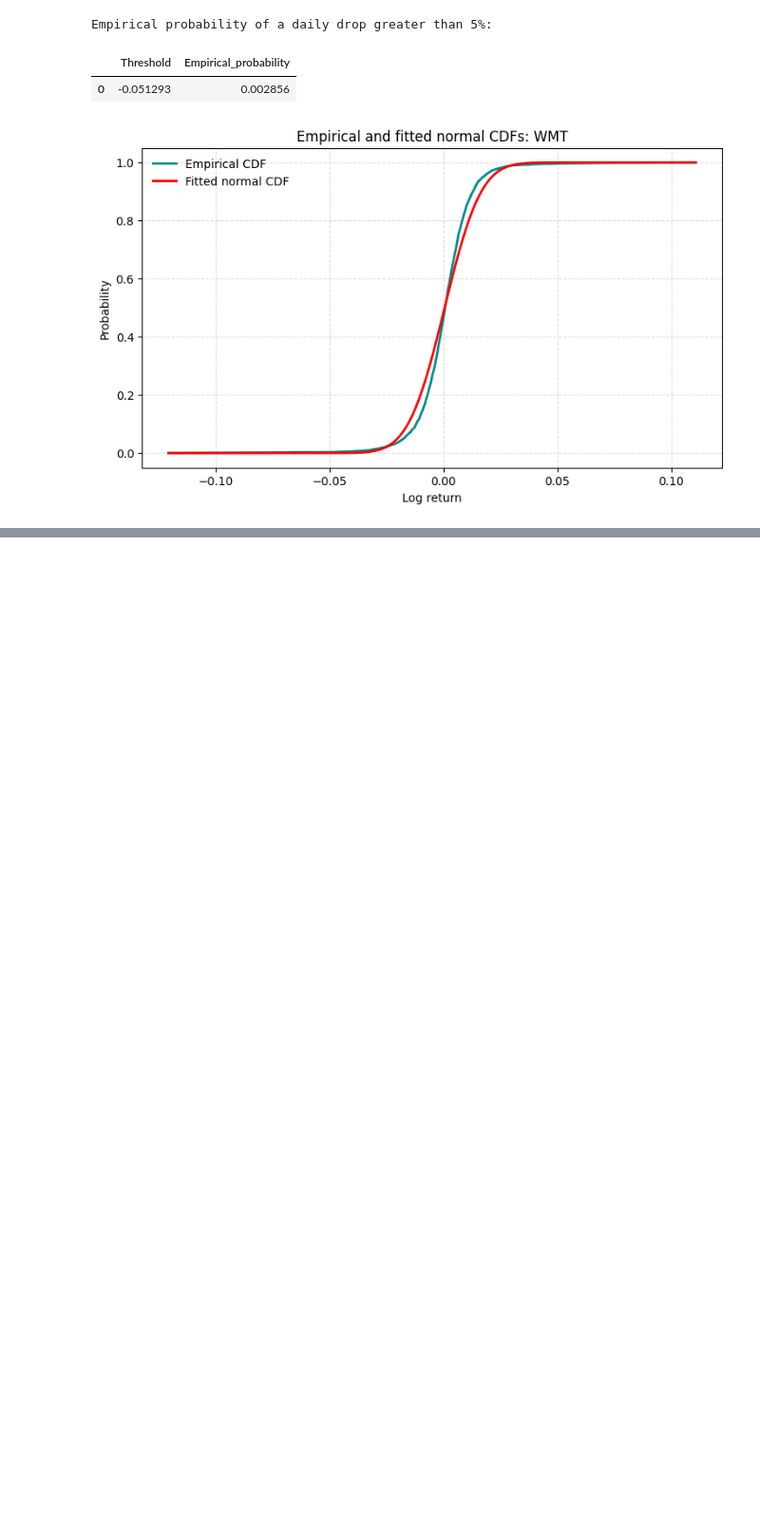
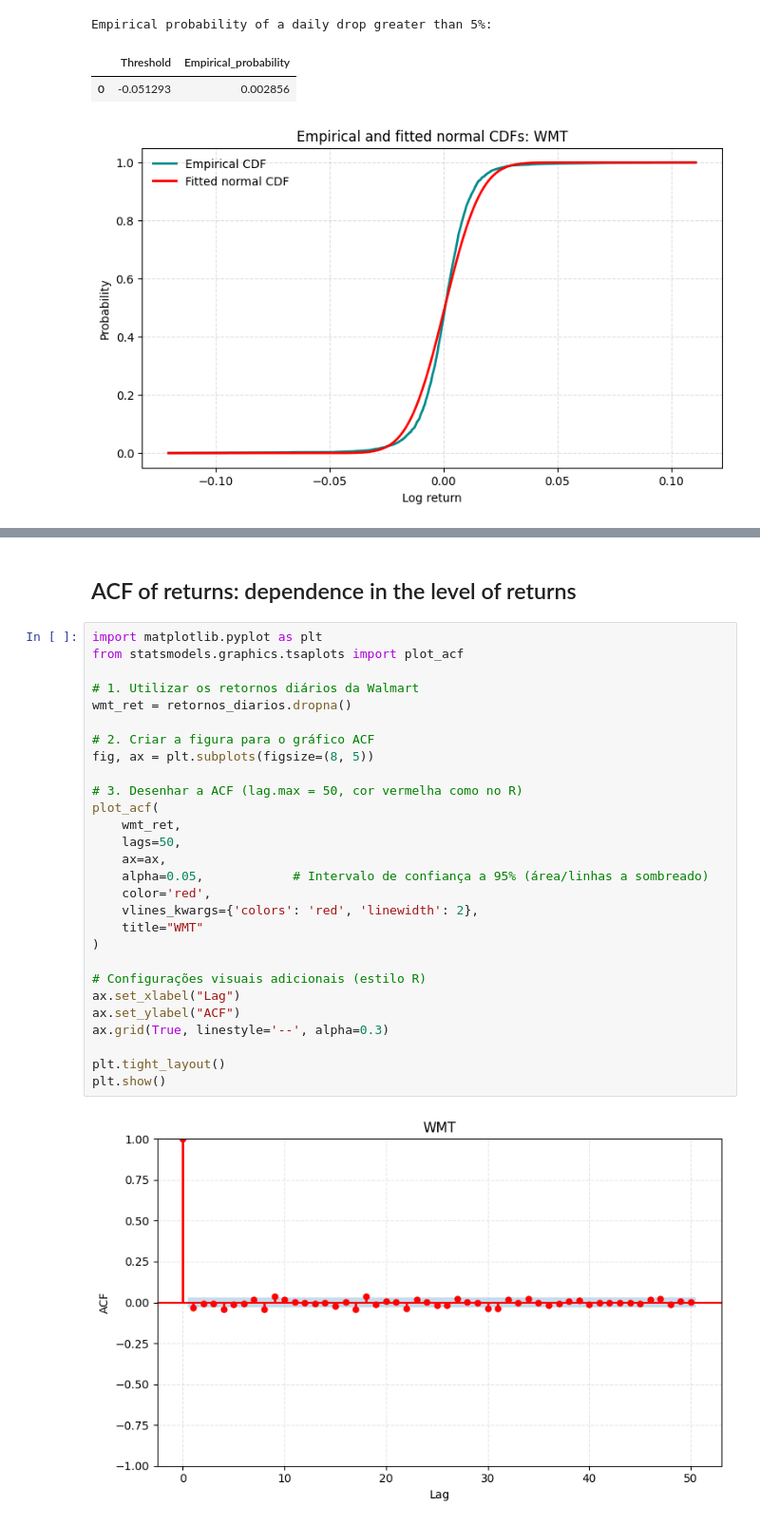
Before and after one commit to Troniospt/Projecto_Asset, a Jupyter notebook: notebooks/02_analise_walmart.ipynb, the cells around one changed output, grey strips where cells are left out. Shown at 95% size. Saved outputs shown, nothing was run; the diff lists cells and outputs as text; blank space fills up the shorter version.

```diff
--- a/notebooks/02_analise_walmart.ipynb
+++ b/notebooks/02_analise_walmart.ipynb
@@ -317,0 +621,32 @@ Empirical probability of a daily drop greater than 5%:
+# %% [markdown]
+## ACF of returns: dependence in the level of returns
+# %%
+import matplotlib.pyplot as plt
+from statsmodels.graphics.tsaplots import plot_acf
+
+# 1. Utilizar os retornos diários da Walmart
+wmt_ret = retornos_diarios.dropna()
+
+# 2. Criar a figura para o gráfico ACF
+fig, ax = plt.subplots(figsize=(8, 5))
+
+# 3. Desenhar a ACF (lag.max = 50, cor vermelha como no R)
+plot_acf(
+    wmt_ret,
+    lags=50,
+    ax=ax,
+    alpha=0.05,            # Intervalo de confiança a 95% (área/linhas a sombreado)
+    color='red',
+    vlines_kwargs={'colors': 'red', 'linewidth': 2},
+    title="WMT"
+)
+
+# Configurações visuais adicionais (estilo R)
+ax.set_xlabel("Lag")
+ax.set_ylabel("ACF")
+ax.grid(True, linestyle='--', alpha=0.3)
+
+plt.tight_layout()
+plt.show()
+# %% [output]
+[figure, added]
```
Also changed, not shown: parts of 16 cells of this notebook.
